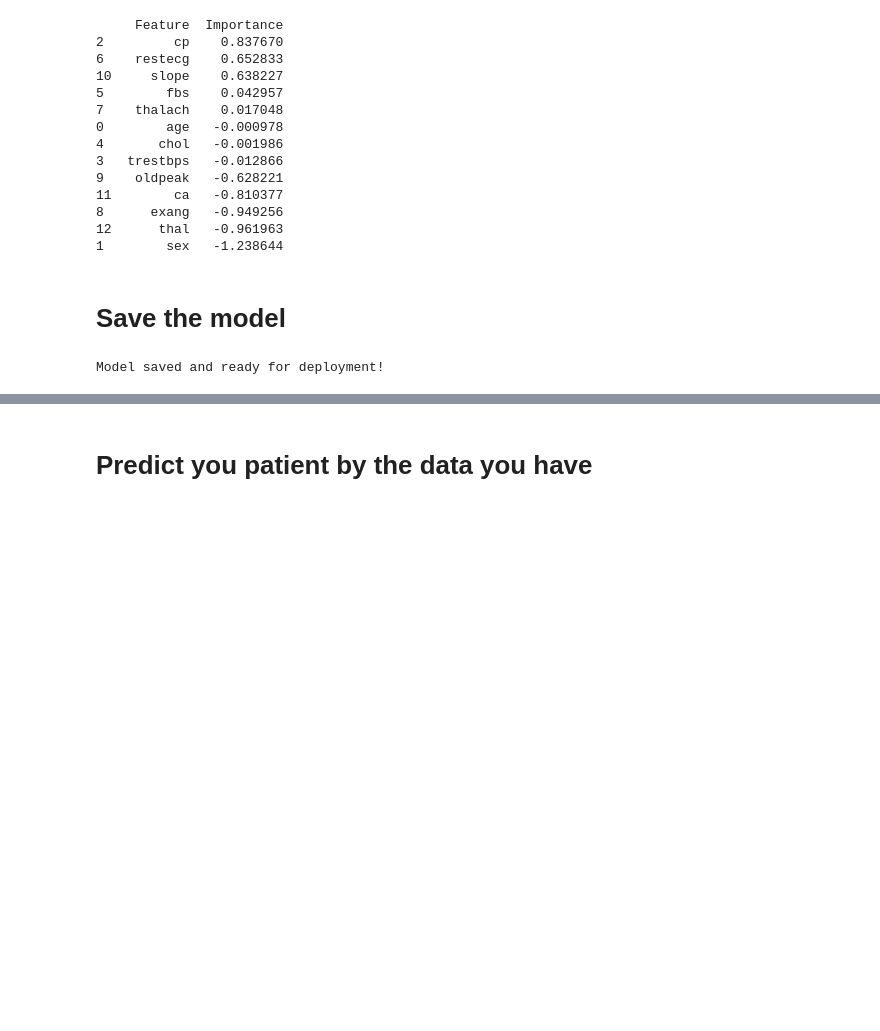
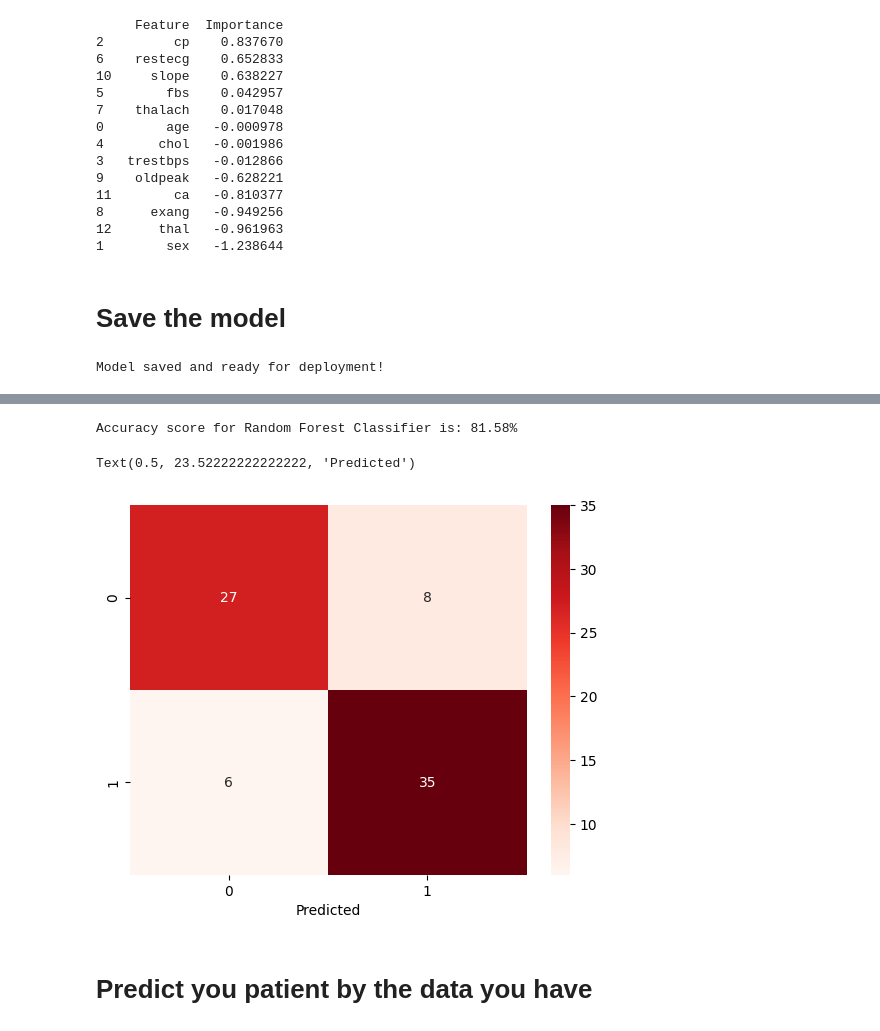
Before and after one commit to iamfosu/Machine-Learning-Projects, a Jupyter notebook: heart_disease_prediction/main.ipynb, the cells around one changed output, grey strips where cells are left out. Drawn from its saved outputs; the diff is of its cells as text; code cells hidden in the pictures; blank space fills up the shorter version.

Commit message:
RandomForest classifier model added

```diff
--- a/heart_disease_prediction/main.ipynb
+++ b/heart_disease_prediction/main.ipynb
@@ -206,0 +209,5 @@ Model saved and ready for deployment!
+# %%
+# installing random forest classifier
+rfc = RandomForestClassifier(n_estimators=100, random_state=42)
+#train with random forest classifier
+rfc.fit(x_train, y_train)
@@ -206,0 +216,3 @@ Model saved and ready for deployment!
+# %%
+y_pred_rfc = rfc.predict(x_test)
+print(classification_report(y_test, y_pred_rfc))
@@ -207,2 +228,15 @@ Model saved and ready for deployment!
+# %%
+#Accuracy
+accuracy_score_rfc = rfc.score(x_test, y_test)
+print(f'Accuracy score for Random Forest Classifier is: {accuracy_score_rfc * 100:.2f}%')
+# %% [output]
+Accuracy score for Random Forest Classifier is: 81.58%
+# %%
+cm_rfc = confusion_matrix(y_test, y_pred_rfc)
+sns.heatmap(cm_rfc, annot=True, fmt='d', cmap='Reds')
+plt.xlabel('Predicted')
+# %% [output]
+Text(0.5, 23.52222222222222, 'Predicted')
+[figure, added]
 # %% [markdown]
 # Predict you patient by the data you have
```
Also changed, not shown: parts of 3 cells of this notebook.
